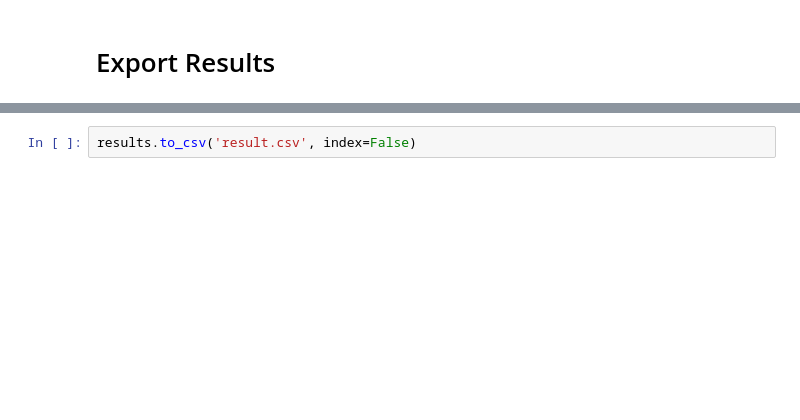
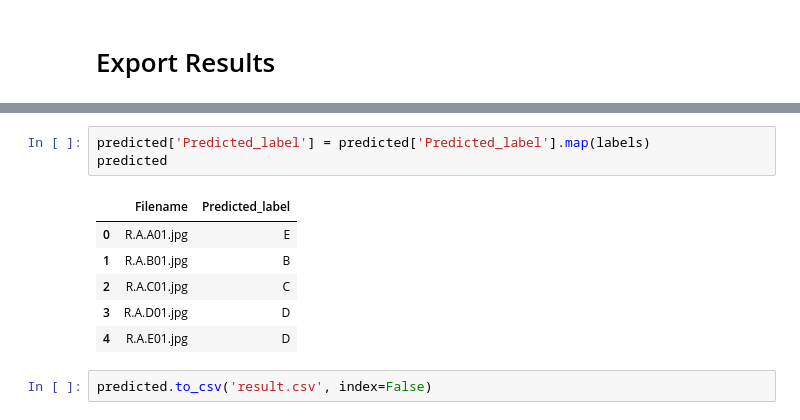
Before and after one commit to RumiAllbert/American-Sign-Language-Recogniztion-CNN, a Jupyter notebook: src/aslcnn_test.ipynb, the cells around one changed output, grey strips where cells are left out. Saved outputs shown, nothing was run; the diff lists cells and outputs as text; blank space fills up the shorter version.

```diff
--- a/src/aslcnn_test.ipynb
+++ b/src/aslcnn_test.ipynb
@@ -401,2 +390,12 @@ results
+# %%
+predicted['Predicted_label'] = predicted['Predicted_label'].map(labels)
+predicted
+# %% [output]
+|  | Filename | Predicted_label |
+| 0 | R.A.A01.jpg | E |
+| 1 | R.A.B01.jpg | B |
+| 2 | R.A.C01.jpg | C |
+| 3 | R.A.D01.jpg | D |
+| 4 | R.A.E01.jpg | D |
 # %%
-results.to_csv('result.csv', index=False)
+predicted.to_csv('result.csv', index=False)
```
Also changed, not shown: parts of 11 cells of this notebook.
